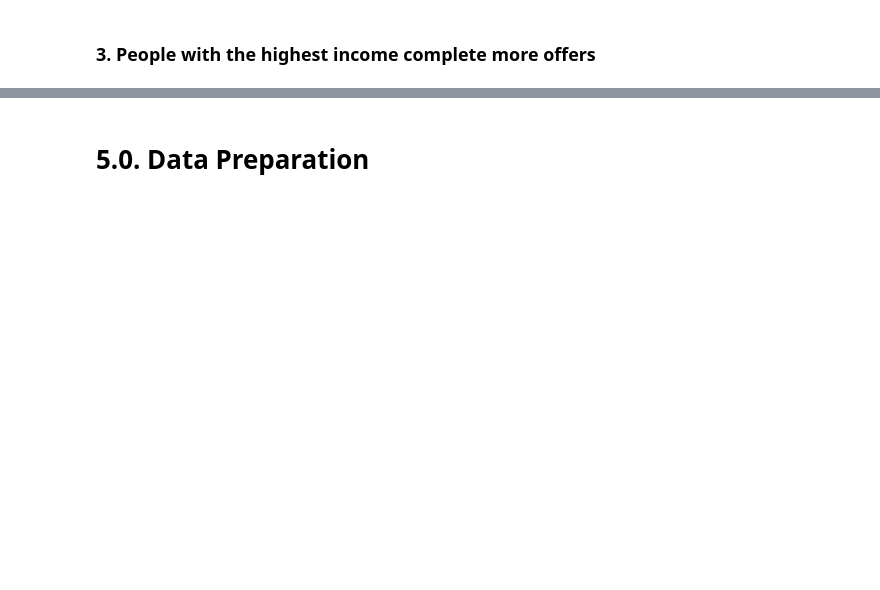
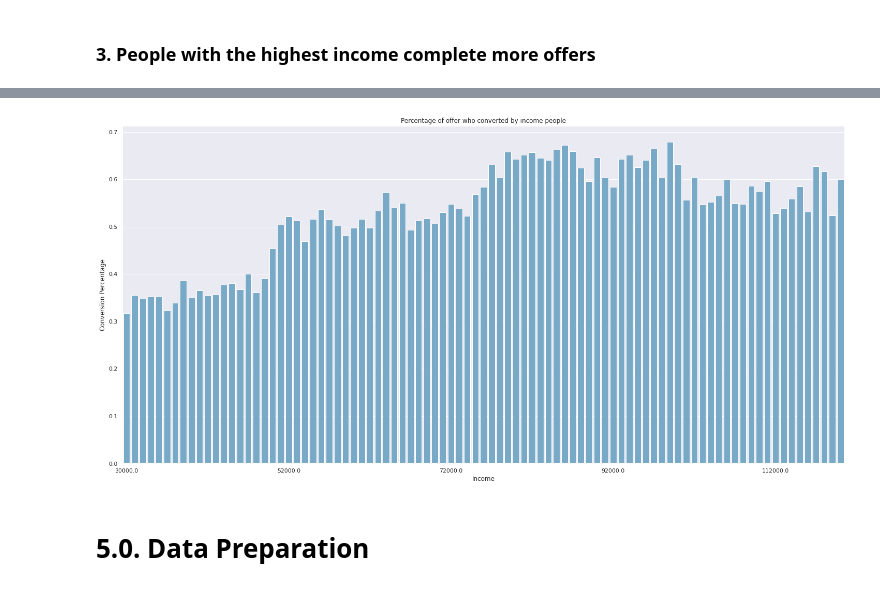
Before and after one commit to tadeucbm/Starbucks-Capstone, a Jupyter notebook: offer_predict.ipynb, the cells around one changed output, grey strips where cells are left out. Cells and saved outputs as stored; diff of their text form; code cells hidden in the pictures; blank space fills up the shorter version.

```diff
--- a/offer_predict.ipynb
+++ b/offer_predict.ipynb
@@ -527,3 +547,15 @@ sns.heatmap(corr_, annot=True)
+# %%
+fig, axes = plt.subplots()
+sns.barplot(x=aux_2['income'], y=aux_2['mean'], palette=sns.color_palette('Blues', 1))
+
+axes.xaxis.set_major_locator(MaxNLocator(5))
+plt.title('Percentage of offer who converted by income people')
+plt.ylabel('Conversion Percentage')
+plt.xlabel('Income')
+
+plt.savefig('img/income')
+# %% [output]
+[figure, added]
 # %% [markdown]
 # 5.0. Data Preparation
 # %%
```
Also changed, not shown: parts of 12 cells of this notebook, 4 other files.
